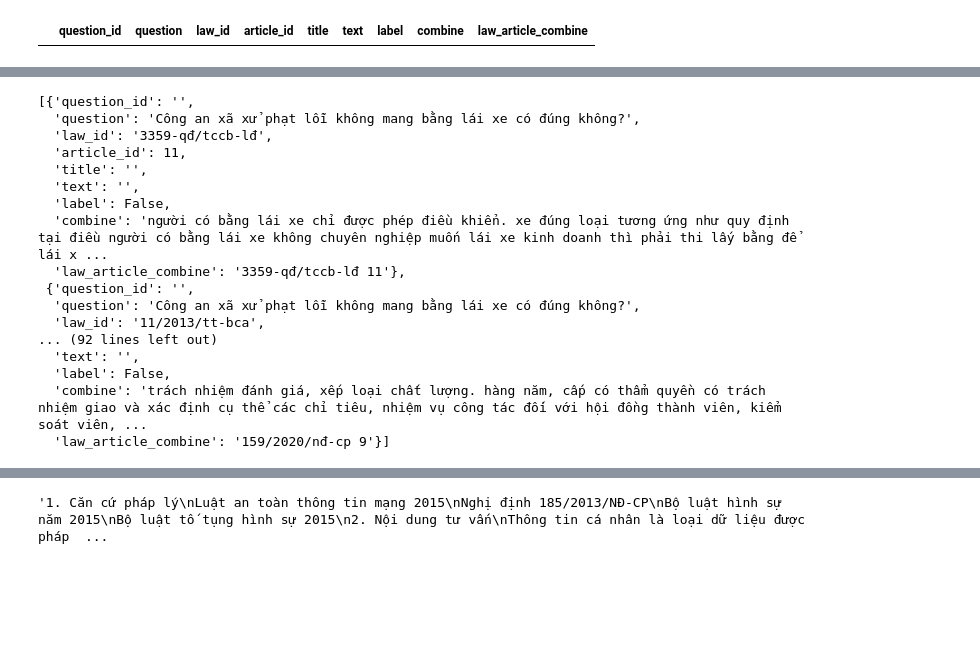
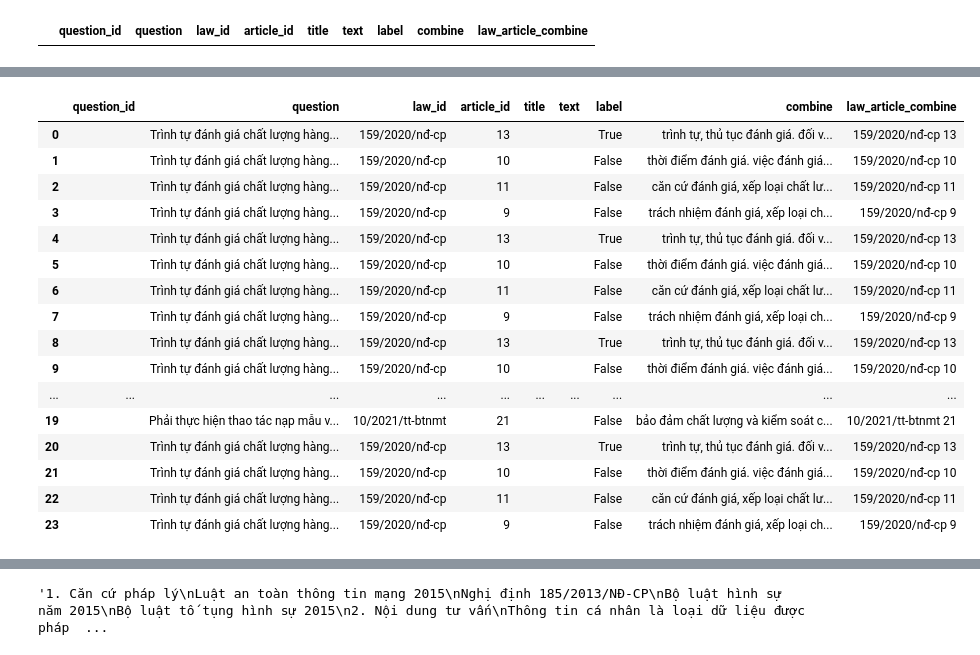
Before and after one commit to trongthanht3/vbpl_crawler, a Jupyter notebook: TrainingData.ipynb, the cells around one changed output, grey strips where cells are left out. Cells and saved outputs as stored; diff of their text form; code cells hidden in the pictures; blank space fills up the shorter version.

```diff
--- a/TrainingData.ipynb
+++ b/TrainingData.ipynb
@@ -269,23 +259,23 @@ NameError: name 'process' is not defined
 # %%
-list_sample
+pd.DataFrame.from_dict(list_sample)
 # %% [output]
-[{'question_id': '',
-  'question': 'Công an xã xử phạt lỗi không mang bằng lái xe có đúng không?',
-  'law_id': '3359-qđ/tccb-lđ',
-  'article_id': 11,
-  'title': '',
-  'text': '',
-  'label': False,
-  'combine': 'người có bằng lái xe chỉ được phép điều khiển. xe đúng loại tương ứng như quy định tại điều người có bằng lái xe không chuyên nghiệp muốn lái xe kinh doanh thì phải thi lấy bằng để lái x ...
-  'law_article_combine': '3359-qđ/tccb-lđ 11'},
- {'question_id': '',
-  'question': 'Công an xã xử phạt lỗi không mang bằng lái xe có đúng không?',
-  'law_id': '11/2013/tt-bca',
-... (92 lines left out)
-  'text': '',
-  'label': False,
-  'combine': 'trách nhiệm đánh giá, xếp loại chất lượng. hàng năm, cấp có thẩm quyền có trách nhiệm giao và xác định cụ thể các chỉ tiêu, nhiệm vụ công tác đối với hội đồng thành viên, kiểm soát viên, ...
-  'law_article_combine': '159/2020/nđ-cp 9'}]
+|  | question_id | question | law_id | article_id | title | text | label | combine | law_article_combine |
+| 0 |  | Trình tự đánh giá chất lượng hàng... | 159/2020/nđ-cp | 13 |  |  | True | trình tự, thủ tục đánh giá. đối v... | 159/2020/nđ-cp 13 |
+| 1 |  | Trình tự đánh giá chất lượng hàng... | 159/2020/nđ-cp | 10 |  |  | False | thời điểm đánh giá. việc đánh giá... | 159/2020/nđ-cp 10 |
+| 2 |  | Trình tự đánh giá chất lượng hàng... | 159/2020/nđ-cp | 11 |  |  | False | căn cứ đánh giá, xếp loại chất lư... | 159/2020/nđ-cp 11 |
+| 3 |  | Trình tự đánh giá chất lượng hàng... | 159/2020/nđ-cp | 9 |  |  | False | trách nhiệm đánh giá, xếp loại ch... | 159/2020/nđ-cp 9 |
+| 4 |  | Trình tự đánh giá chất lượng hàng... | 159/2020/nđ-cp | 13 |  |  | True | trình tự, thủ tục đánh giá. đối v... | 159/2020/nđ-cp 13 |
+| 5 |  | Trình tự đánh giá chất lượng hàng... | 159/2020/nđ-cp | 10 |  |  | False | thời điểm đánh giá. việc đánh giá... | 159/2020/nđ-cp 10 |
+| 6 |  | Trình tự đánh giá chất lượng hàng... | 159/2020/nđ-cp | 11 |  |  | False | căn cứ đánh giá, xếp loại chất lư... | 159/2020/nđ-cp 11 |
+| 7 |  | Trình tự đánh giá chất lượng hàng... | 159/2020/nđ-cp | 9 |  |  | False | trách nhiệm đánh giá, xếp loại ch... | 159/2020/nđ-cp 9 |
+| 8 |  | Trình tự đánh giá chất lượng hàng... | 159/2020/nđ-cp | 13 |  |  | True | trình tự, thủ tục đánh giá. đối v... | 159/2020/nđ-cp 13 |
+| 9 |  | Trình tự đánh giá chất lượng hàng... | 159/2020/nđ-cp | 10 |  |  | False | thời điểm đánh giá. việc đánh giá... | 159/2020/nđ-cp 10 |
+| ... | ... | ... | ... | ... | ... | ... | ... | ... | ... |
+| 19 |  | Phải thực hiện thao tác nạp mẫu v... | 10/2021/tt-btnmt | 21 |  |  | False | bảo đảm chất lượng và kiểm soát c... | 10/2021/tt-btnmt 21 |
+| 20 |  | Trình tự đánh giá chất lượng hàng... | 159/2020/nđ-cp | 13 |  |  | True | trình tự, thủ tục đánh giá. đối v... | 159/2020/nđ-cp 13 |
+| 21 |  | Trình tự đánh giá chất lượng hàng... | 159/2020/nđ-cp | 10 |  |  | False | thời điểm đánh giá. việc đánh giá... | 159/2020/nđ-cp 10 |
+| 22 |  | Trình tự đánh giá chất lượng hàng... | 159/2020/nđ-cp | 11 |  |  | False | căn cứ đánh giá, xếp loại chất lư... | 159/2020/nđ-cp 11 |
+| 23 |  | Trình tự đánh giá chất lượng hàng... | 159/2020/nđ-cp | 9 |  |  | False | trách nhiệm đánh giá, xếp loại ch... | 159/2020/nđ-cp 9 |
 # %%
 from tqdm import tqdm
 
```
Also changed, not shown: parts of 7 cells of this notebook.
